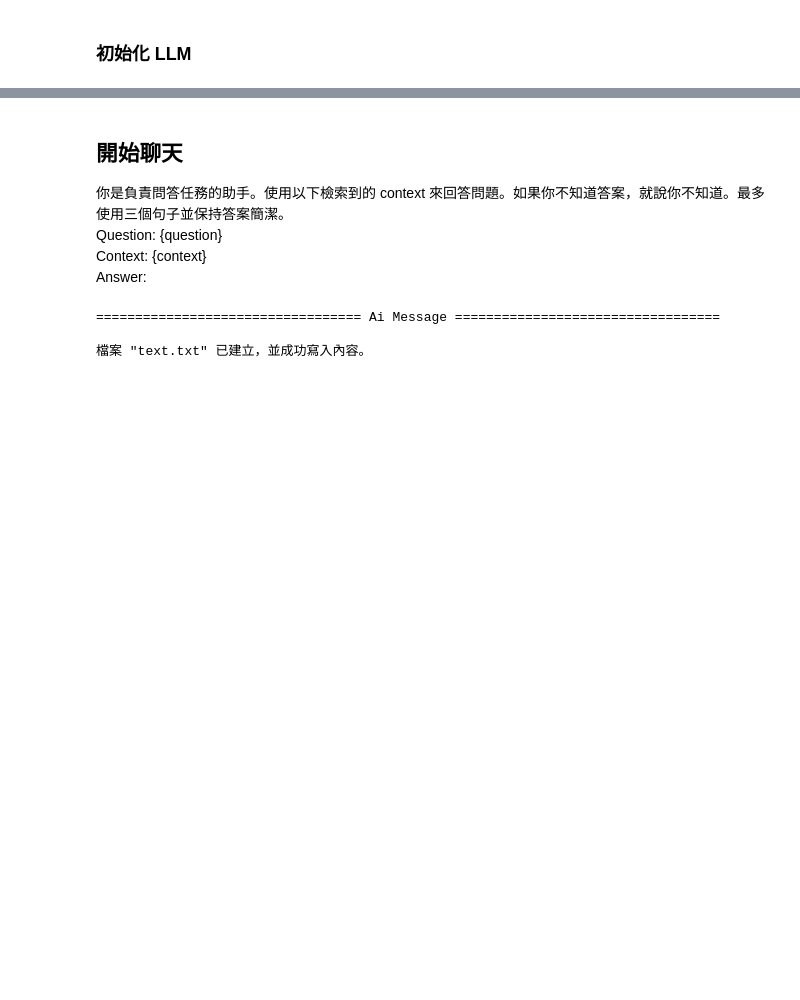
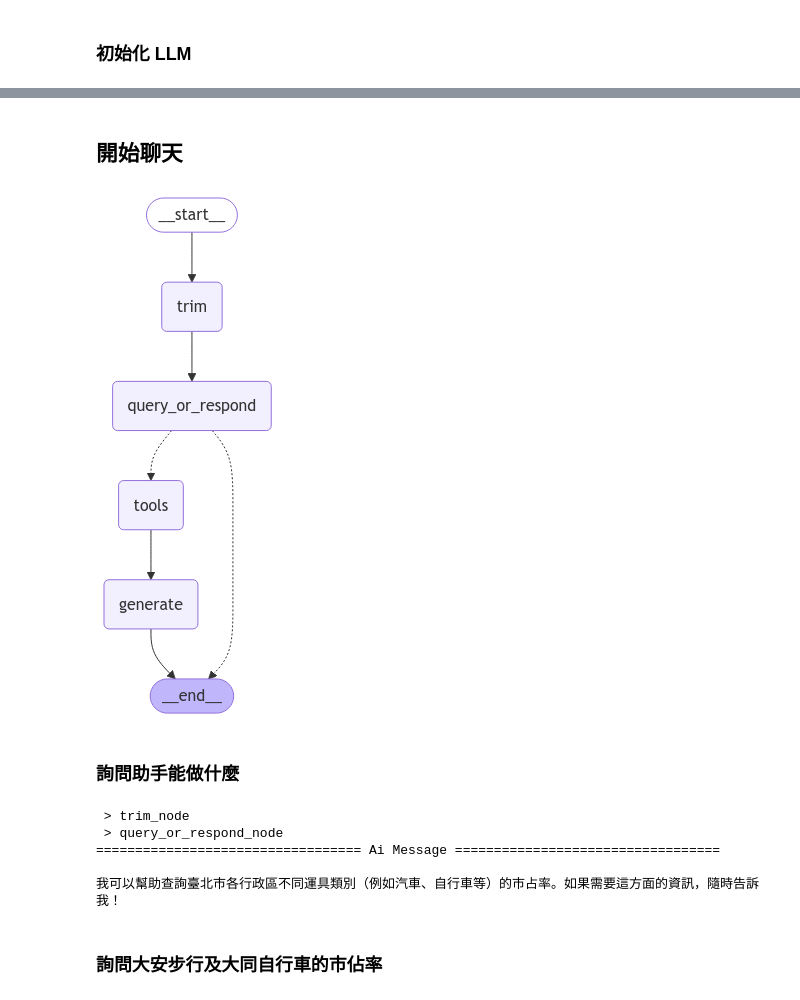
Before and after one commit to YiFeiChang/wits-openai-practice, a Jupyter notebook: final-practice.ipynb, the cells around one changed output, grey strips where cells are left out. Saved outputs shown, nothing was run; the diff lists cells and outputs as text; code cells hidden in the pictures; blank space fills up the shorter version.

```diff
--- a/final-practice.ipynb
+++ b/final-practice.ipynb
@@ -223,5 +260,5 @@ def init_vectorstore(embeddings):
 loader = init_jsonloader('output_table.json')
 documents = loader.load()
 embeddings = init_embeddings()
-vectorstore = init_vectorstore(embeddings)
-vectorstore.add_documents(documents)
+vector_store = init_vectorstore(embeddings)
+vector_store.add_documents(documents)
@@ -276,0 +386,32 @@ def init_llm():
+# %%
+def generate_node(state: MessagesState):
+    """生成答案"""
+    print(' > generate_node')
+    llm = init_llm()
+    # 取得生成的 ToolMessages
+    recent_tool_messages = []
+    for message in reversed(state["messages"]):
+        if message.type == "tool":
+            recent_tool_messages.append(message)
+        else:
+            break
+    tool_messages = recent_tool_messages[::-1]
+
+    # 格式化為 Prompt
+    docs_content = "\n\n".join(doc.content for doc in tool_messages)
+    system_message_content = f'''
+    你是負責問答任務的助手。使用以下檢索到的上下文來回答問題。如果你不知道答案，就說你不知道。最多使用五個句子回答，以保持回答簡潔。
+
+    {docs_content}
+    '''
+    conversation_messages = [
+        message
+        for message in state["messages"]
+        if message.type in ("human", "system")
+        or (message.type == "ai" and not message.tool_calls)
+    ]
+    prompt = [SystemMessage(system_message_content)] + conversation_messages
+
+    # Run
+    response = llm.invoke(prompt)
+    return {"messages": [response]}
@@ -300,6 +439,2 @@ def init_state_graph(llm, prompt_template, tools):
 # %% [markdown]
 ## 開始聊天
-你是負責問答任務的助手。使用以下檢索到的 context 來回答問題。如果你不知道答案，就說你不知道。最多使用三個句子並保持答案簡潔。
-Question: {question}
-Context: {context}
-Answer:
@@ -325,18 +441,22 @@ prompt_template = ChatPromptTemplate.from_messages(
 # %%
-llm = init_llm()
-llm = llm.bind_tools(tools)
-graph = init_state_graph(llm, prompt_template, tools)
+graph = init_state_graph()
 config = {"configurable": {"thread_id": "test_thread"}}
+
+display(Image(graph.get_graph().draw_mermaid_png()))
+# %% [output]
+[figure, added]
+# %% [markdown]
+### 詢問助手能做什麼
 # %%
-from datetime import datetime
-# query = "請問台北市大安區與中正區的自行車市占率為多少？"
-query = f'建立一個 "text.txt" 檔案，並寫入 "{datetime.now().strftime("%Y-%m-%d %H:%M:%S")}: 寫入測試"。'
-
+query = "你能做什麼呢？"
 input_messages = [HumanMessage(query)]
 output = graph.invoke({"messages": input_messages}, config)
-
-output["messages"][-1].pretty_print()  # output contains all messages in state
+output['messages'][-1].pretty_print()
 # %% [output]
+ > trim_node
+ > query_or_respond_node
 ================================== Ai Message ==================================
 
-檔案 "text.txt" 已建立，並成功寫入內容。
+我可以幫助查詢臺北市各行政區不同運具類別（例如汽車、自行車等）的市占率。如果需要這方面的資訊，隨時告訴我！
+# %% [markdown]
+### 詢問大安步行及大同自行車的市佔率
```
Also changed, not shown: parts of 25 cells of this notebook, 1 other file.
